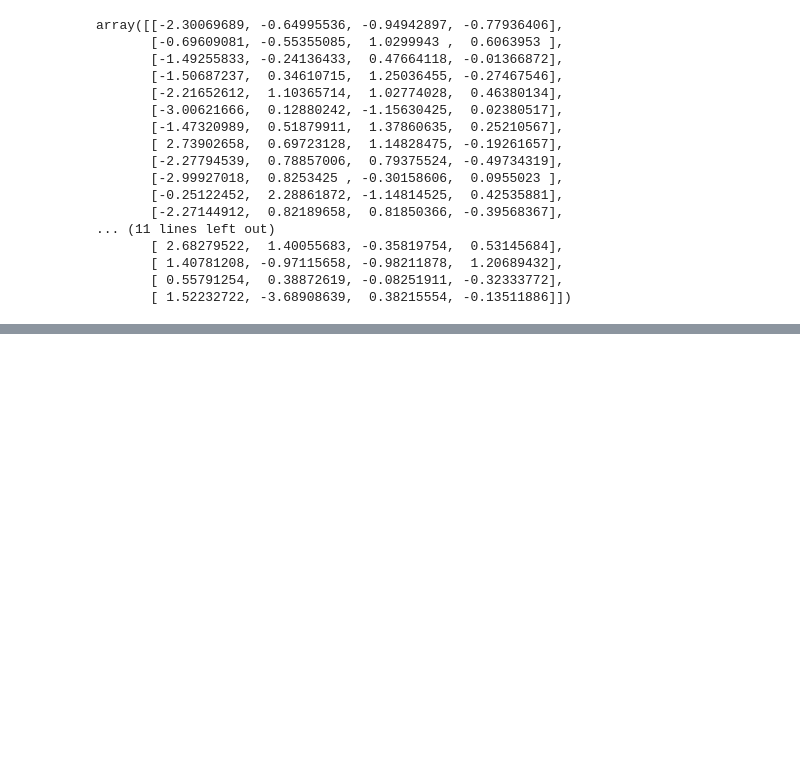
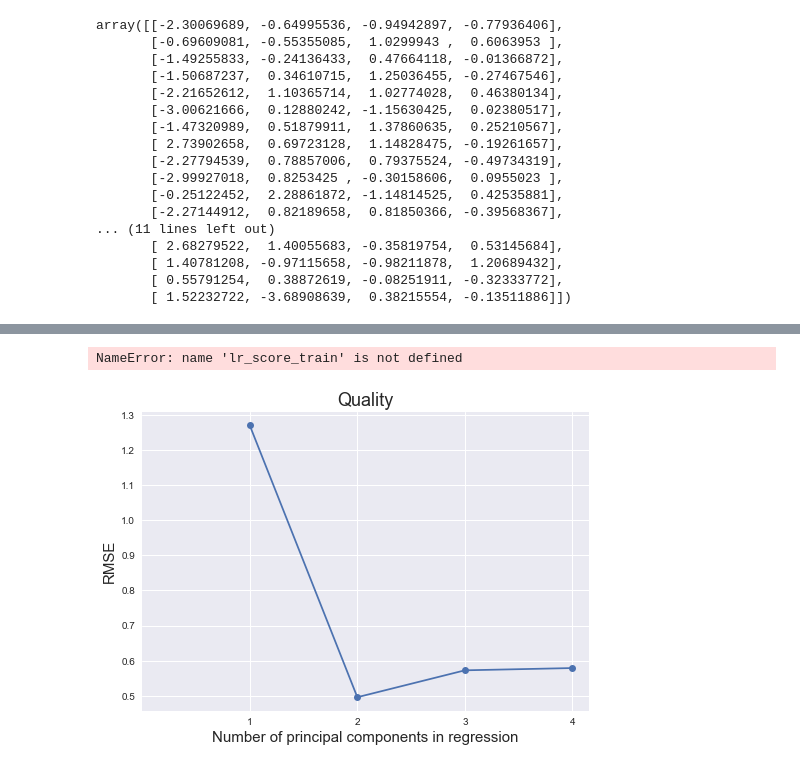
Before and after one commit to Miczel00/machine-learning, a Jupyter notebook: zaj1/main.ipynb, the cells around one changed output, grey strips where cells are left out. Saved outputs shown, nothing was run; the diff lists cells and outputs as text; code cells hidden in the pictures; blank space fills up the shorter version.

```diff
--- a/zaj1/main.ipynb
+++ b/zaj1/main.ipynb
@@ -312,6 +312,9 @@ dane_leki.head()
 # %%
 zmienne_zalezne = dane_leki.iloc[:,1]
 zmienne_niezalezne = dane_leki.iloc[:,2:6]
+# %%
+= dane_leki.iloc[:,1]
+zmienne_niezalezne = dane_leki.iloc[:,2:6]
 # %%
 zmienne_niezalezne
 # %% [output]
@@ -356,4 +359,7 @@ array([[-2.30069689, -0.64995536, -0.94942897, -0.77936406],
        [ 1.52232722, -3.68908639,  0.38215554, -0.13511886]])
 # %%
 from sklearn.model_selection import train_test_split
-X_train, X_test = train_test_split(dane_fitransformmed,test_size=0.33, random_state=42)
+X_train, X_test,y_train,y_test = train_test_split(dane_fitransformmed,zmienne_zalezne,test_size=0.33, random_state=42)
+# %%
+from sklearn.model_selection import KFold
+dane_kfold = KFold(n_splits=10,shuffle=True, random_state=1)
@@ -359,0 +387,24 @@ X_train, X_test = train_test_split(dane_fitransformmed,test_size=0.33, random_st
+# %%
+from sklearn.linear_model import LinearRegression
+from sklearn.model_selection import cross_val_score
+lin_reg = LinearRegression().fit(X_train,y_train)
+rmse_list = []
+
+for i in range(1, X_train.shape[1]+1):
+    rmse_score = -1 * cross_val_score(lin_reg,
+                                      X_train[:,:i], # Use first k principal components
+                                      y_train,
+                                      cv=dane_kfold,
+                                      scoring='neg_root_mean_squared_error').mean()
+    rmse_list.append(rmse_score)
+
+plt.plot(rmse_list, '-o')
+plt.xlabel('Number of principal components in regression')
+plt.ylabel('RMSE')
+plt.title('Quality')
+plt.xlim(xmin=-1);
+plt.xticks(np.arange(X_train.shape[1]), np.arange(1, X_train.shape[1]+1))
+plt.axhline(y=lr_score_train, color='g', linestyle='-');
+# %% [output]
+NameError: name 'lr_score_train' is not defined
+[figure, added]
```
Also changed, not shown: parts of 1 cell of this notebook.
